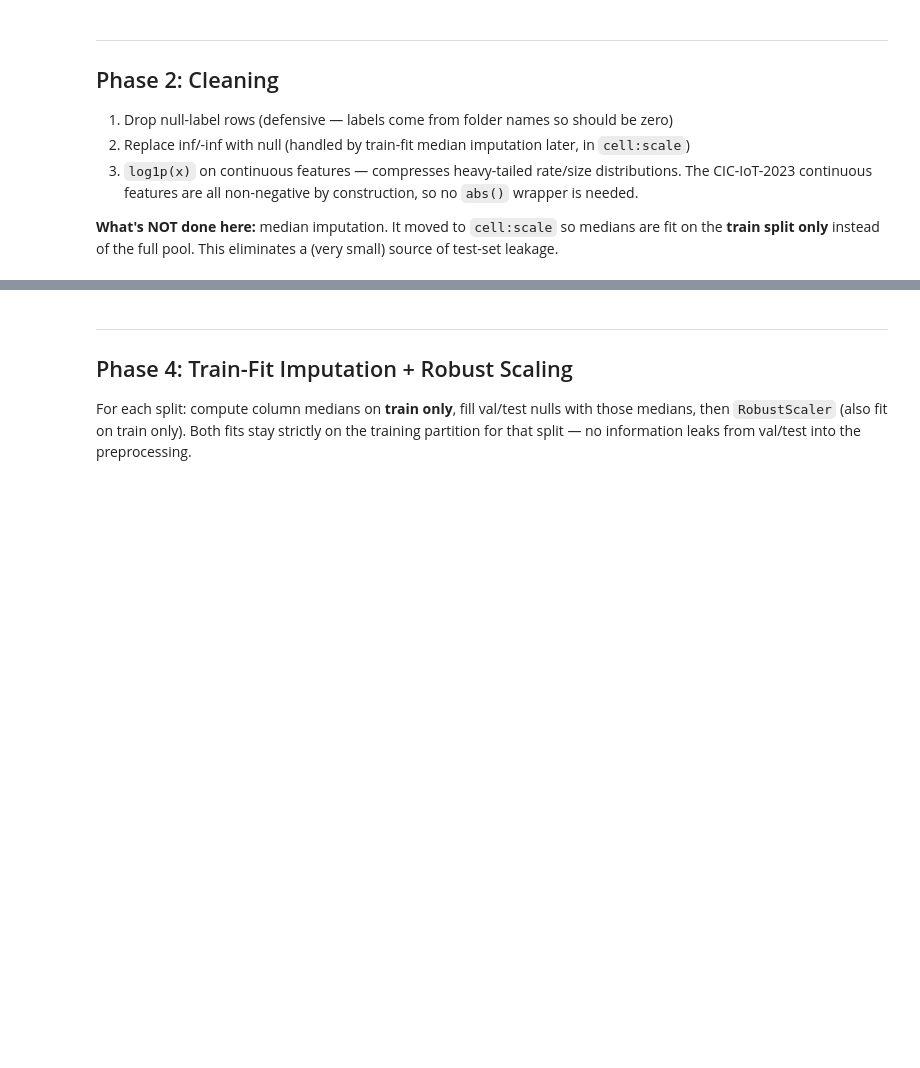
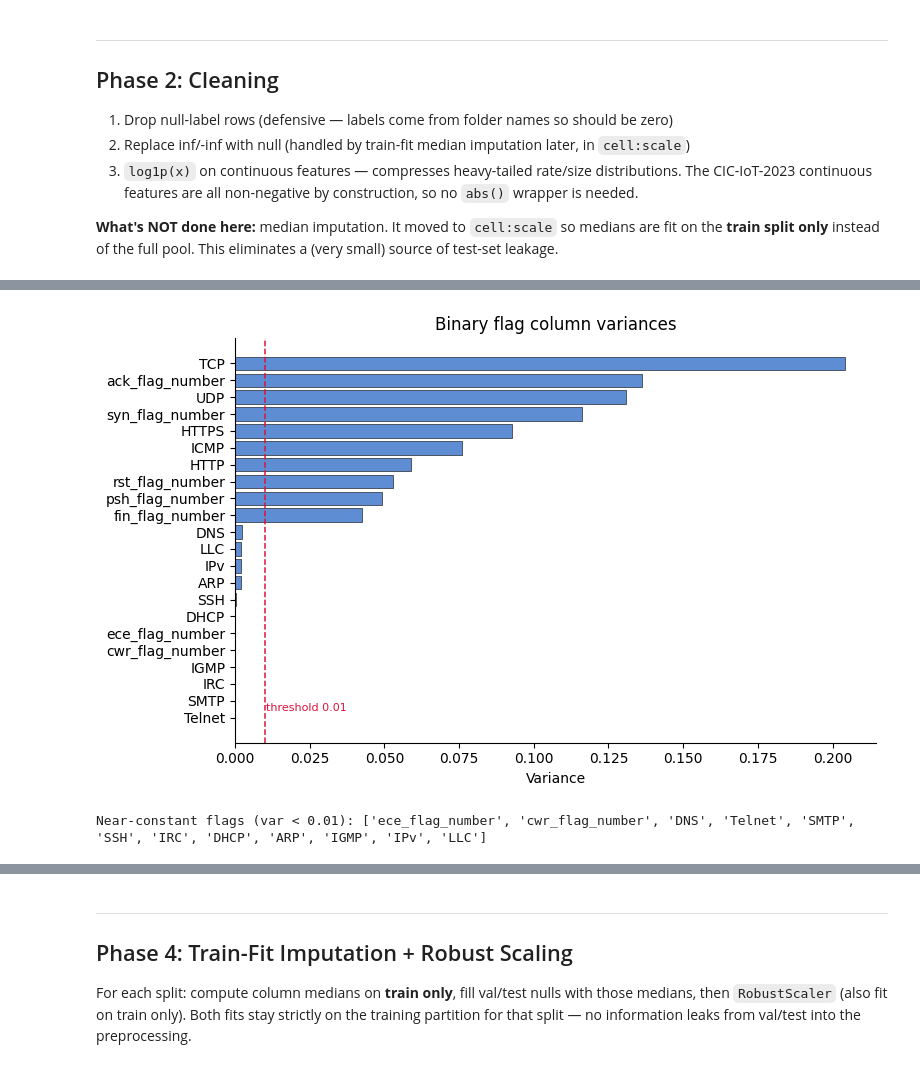
Before and after one commit to RaresMarta/cic-iot2023-detection-system, a Jupyter notebook: ids_pipeline.ipynb, the cells around one changed output, grey strips where cells are left out. Saved outputs shown, nothing was run; the diff lists cells and outputs as text; code cells hidden in the pictures; blank space fills up the shorter version.

```diff
--- a/ids_pipeline.ipynb
+++ b/ids_pipeline.ipynb
@@ -322,25 +323,3 @@ shape: (34, 2)
 3. `log1p(x)` on continuous features — compresses heavy-tailed rate/size distributions. The CIC-IoT-2023 continuous features are all non-negative by construction, so no `abs()` wrapper is needed.
 
 **What's NOT done here:** median imputation. It moved to `cell:scale` so medians are fit on the **train split only** instead of the full pool. This eliminates a (very small) source of test-set leakage.
-# %%
-rows_before = df.shape[0]
-df = df.drop_nulls(subset=[Y_COLUMN])
-print(f'Dropped {rows_before - df.shape[0]:,} null-label rows')
-
-df = df.with_columns([
-    pl.when(pl.col(c).is_infinite()).then(None).otherwise(pl.col(c)).alias(c)
-    for c in X_COLUMNS
-])
-
-null_counts = df.select([pl.col(c).null_count().alias(c) for c in X_COLUMNS])
-cols_with_nulls = {c: null_counts[c][0] for c in X_COLUMNS if null_counts[c][0] > 0}
-if cols_with_nulls:
-    print(f'Null-bearing columns (will be median-imputed post-split): {cols_with_nulls}')
-else:
-    print('No nulls in features')
-
-df = df.with_columns([
-    pl.col(c).log1p().alias(c) for c in LOG_COLUMNS
-])
-print(f'log1p applied to {len(LOG_COLUMNS)} continuous columns')
-print(f'Cleaned dataset: {df.shape[0]:,} rows (nulls retained for post-split imputation)')
@@ -351,0 +401,26 @@ Cleaned dataset: 4,448,253 rows (nulls retained for post-split imputation)
+# %%
+_flag_vals = df.select(FLAG_COLUMNS).to_numpy().astype(np.float32)
+_flag_var = _flag_vals.var(axis=0)
+
+sorted_flags = sorted(zip(FLAG_COLUMNS, _flag_var), key=lambda x: x[1])
+fig, ax = plt.subplots(figsize=(8, 5))
+ax.barh([f for f, _ in sorted_flags], [v for _, v in sorted_flags],
+        color='#5f8dd3', edgecolor='black', linewidth=0.4)
+ax.axvline(0.01, color='crimson', linestyle='--', linewidth=1.1)
+ax.text(0.0105, 0.3, 'threshold 0.01', color='crimson', va='bottom', fontsize=8)
+ax.set_xlabel('Variance')
+ax.set_title('Binary flag column variances')
+ax.spines['top'].set_visible(False)
+ax.spines['right'].set_visible(False)
+plt.tight_layout()
+plt.show()
+
+low_var = [(c, v) for c, v in zip(FLAG_COLUMNS, _flag_var) if v < 0.01]
+if low_var:
+    print(f'Near-constant flags (var < 0.01): {[c for c, _ in low_var]}')
+else:
+    print('All flag columns have variance >= 0.01 — none are near-constant.')
+del _flag_vals, _flag_var
+# %% [output]
+[figure, added]
+Near-constant flags (var < 0.01): ['ece_flag_number', 'cwr_flag_number', 'DNS', 'Telnet', 'SMTP', 'SSH', 'IRC', 'DHCP', 'ARP', 'IGMP', 'IPv', 'LLC']
```
Also changed, not shown: parts of 40 cells of this notebook, 5 other files.
